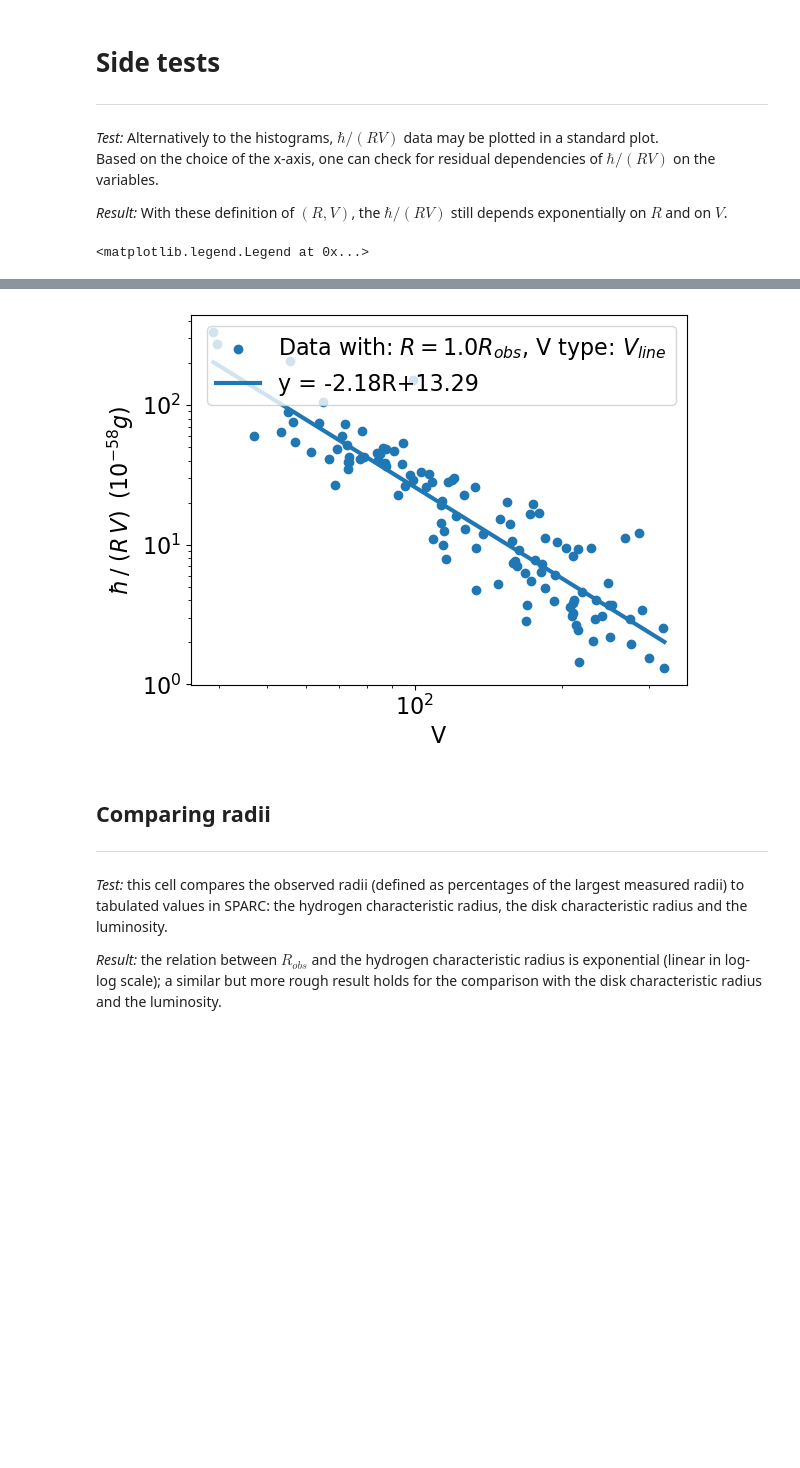
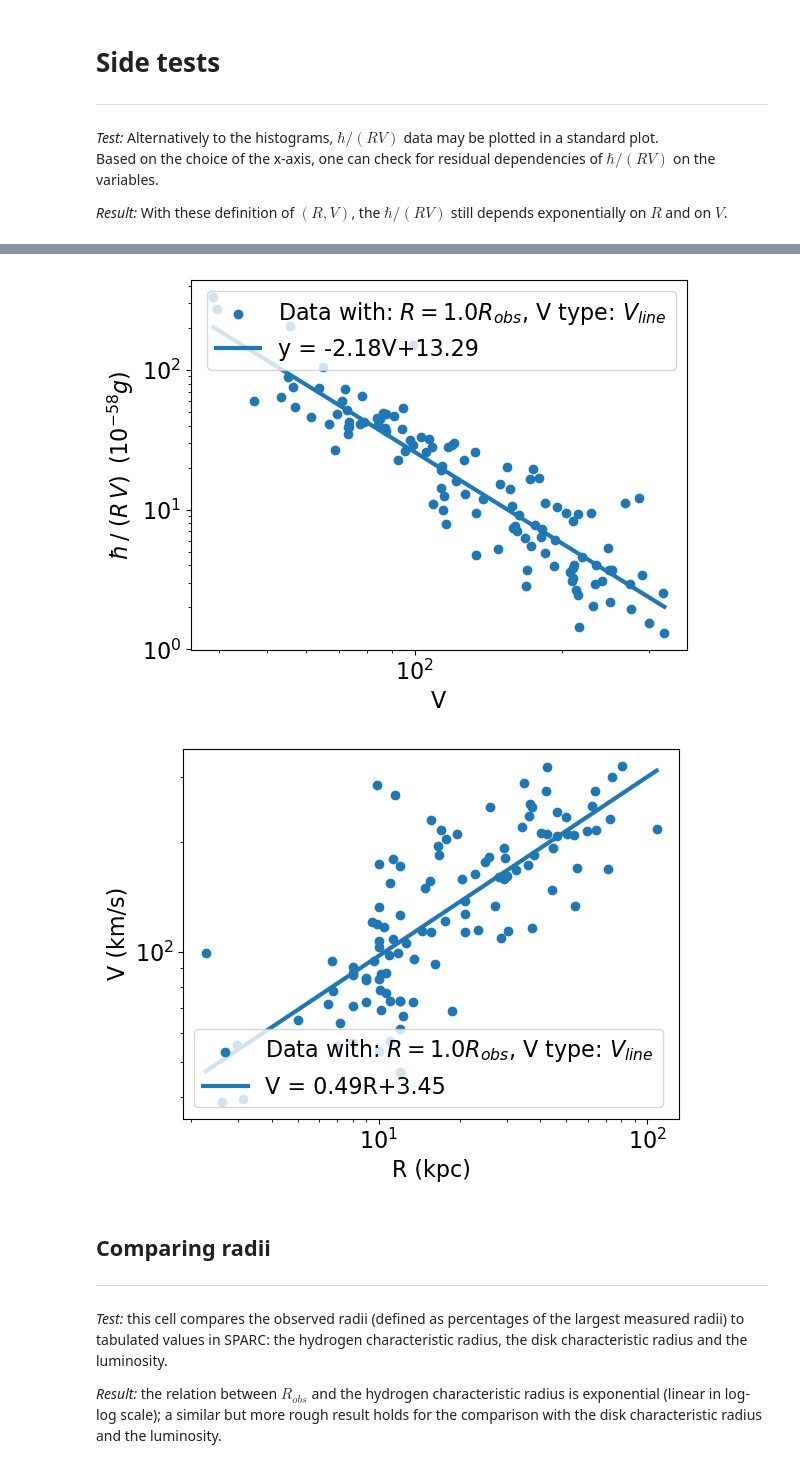
Before and after one commit to GaiaMarangon/PhD-SPARC_analysis, a Jupyter notebook: sparcRVelements.ipynb, the cells around one changed output, grey strips where cells are left out. Drawn from its saved outputs; the diff is of its cells as text; code cells hidden in the pictures; blank space fills up the shorter version.

```diff
--- a/sparcRVelements.ipynb
+++ b/sparcRVelements.ipynb
@@ -417,6 +420,9 @@ typeV = "VL" #Vflat, VL, VE
 col = "tab:blue"
 #output data parameters
 dirOut = "Figures"
+nameOut_Rh = "Rh_"+str(int(percR*100))+"_"+typeV+".png"
+nameOut_Vh = "Vh_"+str(int(percR*100))+"_"+typeV+".png"
+nameOut_RV = "RV_"+str(int(percR*100))+"_"+typeV+".png"
 
 #----------------------------------------------------------------------
 #function to load elements
@@ -456,35 +462,59 @@ else:
     print("Velocity type not valid")
 #compute h/RV
 hbar = 1.0546 #10^-27 g cm^2 /s
 hRV_list = hbar/(R_list*V_list) *100000/ee.PC #10^-58 g
 
+#create output directory, if not present
+os.makedirs(dirOut, exist_ok=True)
+
 #fit (R, h/RV)
 m,q = np.polyfit(np.log(R_list),np.log(hRV_list),1)
 #plot against R
 plt.figure()
 plt.xscale("log")
 plt.yscale("log")
 plt.scatter(R_list, hRV_list,color=col,label="Data with: "+labelR+", "+labelV)
 plt.plot(np.array(sorted(R_list)), np.exp(q)*np.array(sorted(R_list))**m,'-',color=col,label=f"y = {m:.2f}R{q:+.2f}")
 plt.xlabel("R")
 plt.ylabel(f"$\hbar \,/\,\, (R\, V) \,\,\,( 10^{{-58}} g)$")
 plt.legend()
+#save plot
+figpath = os.path.join(dirOut,nameOut_Rh)
+plt.savefig(figpath,dpi=300)
 
 #fit (V, h/RV)
 m,q = np.polyfit(np.log(V_list),np.log(hRV_list),1)
 #plot against R
 plt.figure()
 plt.xscale("log")
 plt.yscale("log")
 plt.scatter(V_list, hRV_list,color=col,label="Data with: "+labelR+", "+labelV)
-plt.plot(np.array(sorted(V_list)), np.exp(q)*np.array(sorted(V_list))**m,'-',color=col,label=f"y = {m:.2f}R{q:+.2f}")
+plt.plot(np.array(sorted(V_list)), np.exp(q)*np.array(sorted(V_list))**m,'-',color=col,label=f"y = {m:.2f}V{q:+.2f}")
 plt.xlabel("V")
 plt.ylabel(f"$\hbar \,/\,\, (R\, V) \,\,\,( 10^{{-58}} g)$")
 plt.legend()
+#save plot
+figpath = os.path.join(dirOut,nameOut_Vh)
+plt.savefig(figpath,dpi=300)
+
+#fit (R, V)
+m,q = np.polyfit(np.log(R_list),np.log(V_list),1)
+#scattered plot (R,V)
+plt.figure()
+plt.xscale("log")
+plt.yscale("log")
+plt.scatter(R_list, V_list,color=col,label="Data with: "+labelR+", "+labelV)
+plt.plot(np.array(sorted(R_list)), np.exp(q)*np.array(sorted(R_list))**m,'-',color=col,label=f"V = {m:.2f}R{q:+.2f}")
+plt.xlabel("R (kpc)")
+plt.ylabel("V (km/s)")
+plt.legend()
+#save plot
+figpath = os.path.join(dirOut,nameOut_RV)
+plt.savefig(figpath,dpi=300, bbox_inches='tight')
 # %% [output]
-<matplotlib.legend.Legend at 0x...>
 [figure]
 [figure]
+[figure, added]
 # %% [markdown]
 ## Comparing radii
 ---
```
Also changed, not shown: parts of 2 cells of this notebook.
